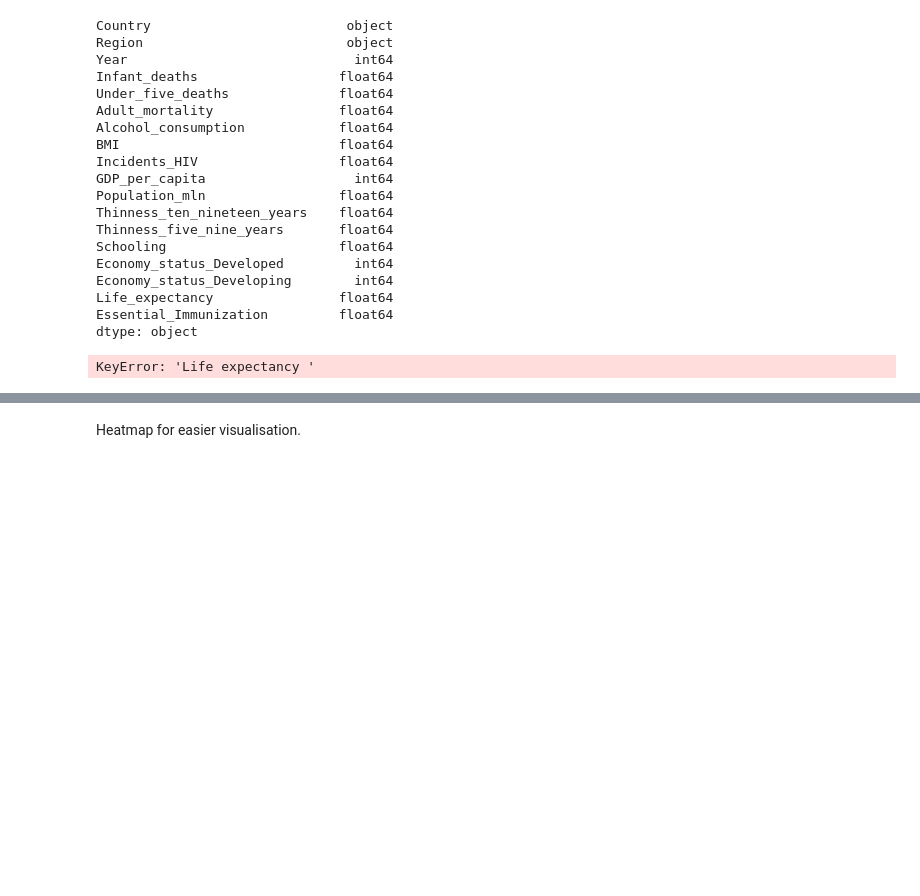
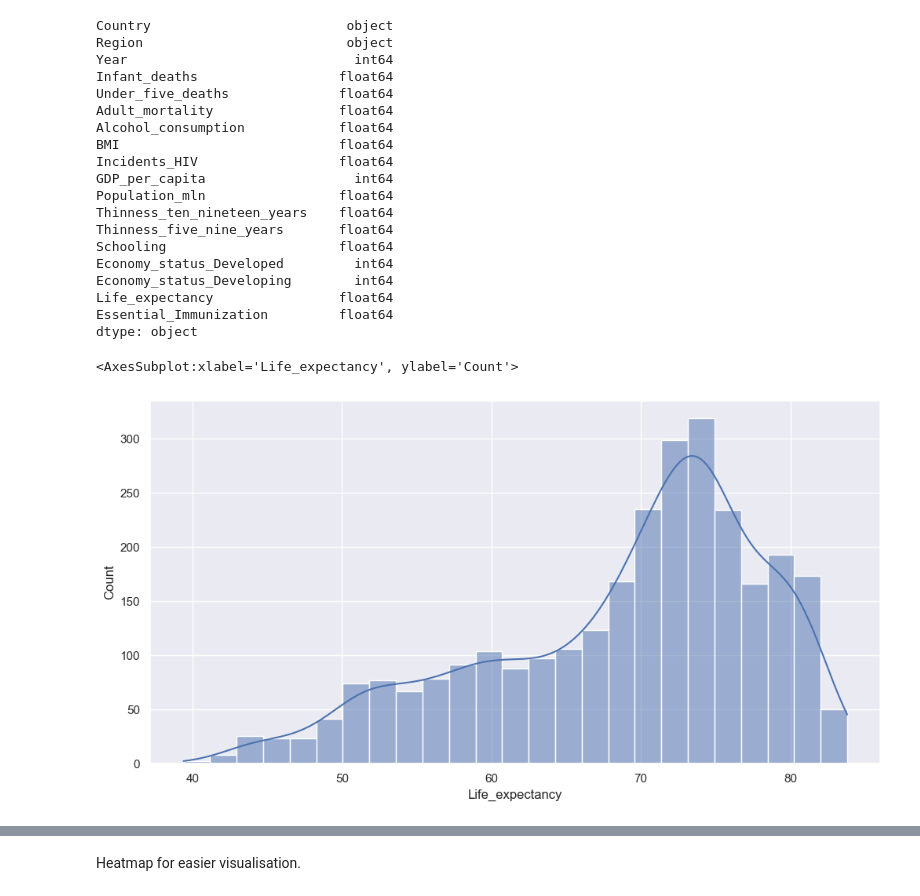
Before and after one commit to tyeckh/DSAI-T7, a Jupyter notebook: Project_T7.ipynb, the cells around one changed output, grey strips where cells are left out. Saved outputs shown, nothing was run; the diff lists cells and outputs as text; code cells hidden in the pictures; blank space fills up the shorter version.

```diff
--- a/Project_T7.ipynb
+++ b/Project_T7.ipynb
@@ -211,9 +211,10 @@ LifeData_Clean["Infant_deaths"] = LifeData_Clean["Infant_deaths"].astype(float)
 LifeData_Clean["Under_five_deaths"] = LifeData_Clean["Under_five_deaths"].astype(float)
 # %%
 sb.set (rc = {'figure.figsize':(12, 6)})
-sb.histplot(LifeData_Clean["Life expectancy "], kde = True)
+sb.histplot(LifeData_Clean["Life_expectancy"], kde = True)
 # %% [output]
-KeyError: 'Life expectancy '
+<AxesSubplot:xlabel='Life_expectancy', ylabel='Count'>
+[figure, added]
 # %%
 LifeData_Clean.corr()
 # %% [output]
```
Also changed, not shown: parts of 1 cell of this notebook.
